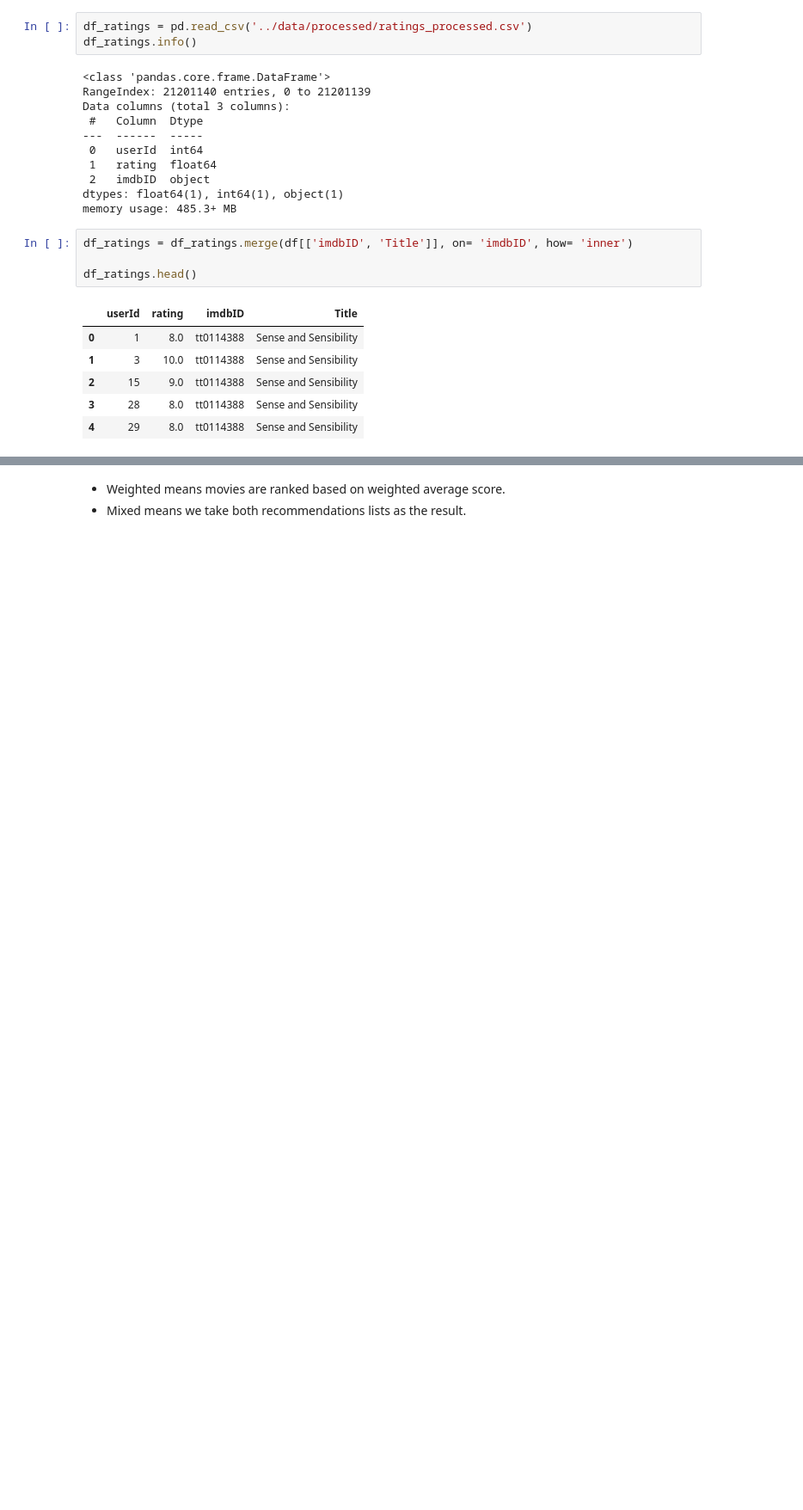
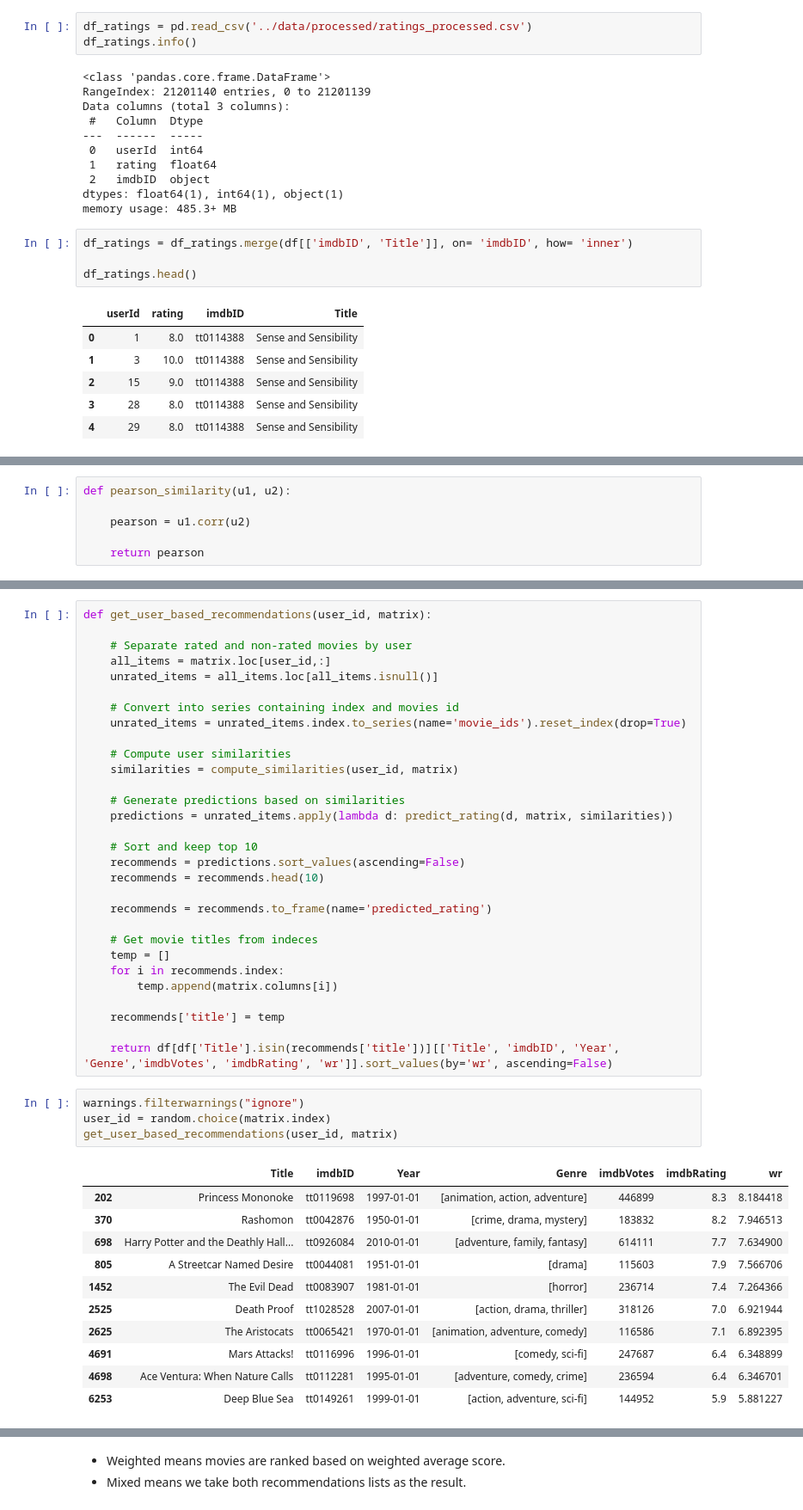
Before and after one commit to NgHoangQuan2204/Recommendation-System, a Jupyter notebook: notebooks/recommendation-system.ipynb, the cells around one changed output, grey strips where cells are left out. Shown at 86% size. Saved outputs shown, nothing was run; the diff lists cells and outputs as text; blank space fills up the shorter version.

```diff
--- a/notebooks/recommendation-system.ipynb
+++ b/notebooks/recommendation-system.ipynb
@@ -418,0 +428,6 @@ get_collaborative_filtering_recommendations('Spectre')
+# %%
+def pearson_similarity(u1, u2):
+
+    pearson = u1.corr(u2)
+
+    return pearson
@@ -419 +471,47 @@ get_collaborative_filtering_recommendations('Spectre')
+# %%
+def get_user_based_recommendations(user_id, matrix):
+
+    # Separate rated and non-rated movies by user
+    all_items = matrix.loc[user_id,:]
+    unrated_items = all_items.loc[all_items.isnull()]
+
+    # Convert into series containing index and movies id
+    unrated_items = unrated_items.index.to_series(name='movie_ids').reset_index(drop=True)
+
+    # Compute user similarities
+    similarities = compute_similarities(user_id, matrix)
+
+    # Generate predictions based on similarities
+    predictions = unrated_items.apply(lambda d: predict_rating(d, matrix, similarities))
+
+    # Sort and keep top 10
+    recommends = predictions.sort_values(ascending=False)
+    recommends = recommends.head(10)
+
+    recommends = recommends.to_frame(name='predicted_rating')
+
+    # Get movie titles from indeces
+    temp = []
+    for i in recommends.index:
+        temp.append(matrix.columns[i])
+
+    recommends['title'] = temp
+
+    return df[df['Title'].isin(recommends['title'])][['Title', 'imdbID', 'Year', 'Genre','imdbVotes', 'imdbRating', 'wr']].sort_values(by='wr', ascending=False)
+# %%
+warnings.filterwarnings("ignore")
+user_id = random.choice(matrix.index)
+get_user_based_recommendations(user_id, matrix)
+# %% [output]
+|  | Title | imdbID | Year | Genre | imdbVotes | imdbRating | wr |
+| 202 | Princess Mononoke | tt0119698 | 1997-01-01 | [animation, action, adventure] | 446899 | 8.3 | 8.184418 |
+| 370 | Rashomon | tt0042876 | 1950-01-01 | [crime, drama, mystery] | 183832 | 8.2 | 7.946513 |
+| 698 | Harry Potter and the Deathly Hall... | tt0926084 | 2010-01-01 | [adventure, family, fantasy] | 614111 | 7.7 | 7.634900 |
+| 805 | A Streetcar Named Desire | tt0044081 | 1951-01-01 | [drama] | 115603 | 7.9 | 7.566706 |
+| 1452 | The Evil Dead | tt0083907 | 1981-01-01 | [horror] | 236714 | 7.4 | 7.264366 |
+| 2525 | Death Proof | tt1028528 | 2007-01-01 | [action, drama, thriller] | 318126 | 7.0 | 6.921944 |
+| 2625 | The Aristocats | tt0065421 | 1970-01-01 | [animation, adventure, comedy] | 116586 | 7.1 | 6.892395 |
+| 4691 | Mars Attacks! | tt0116996 | 1996-01-01 | [comedy, sci-fi] | 247687 | 6.4 | 6.348899 |
+| 4698 | Ace Ventura: When Nature Calls | tt0112281 | 1995-01-01 | [adventure, comedy, crime] | 236594 | 6.4 | 6.346701 |
+| 6253 | Deep Blue Sea | tt0149261 | 1999-01-01 | [action, adventure, sci-fi] | 144952 | 5.9 | 5.881227 |
 # %% [markdown]
```
Also changed, not shown: parts of 22 cells of this notebook, 1 other file.
